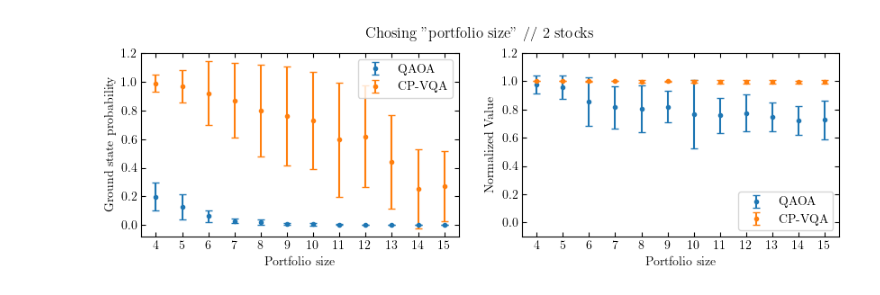
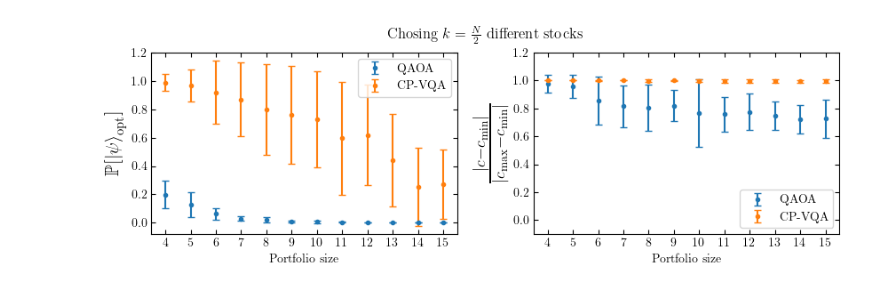
Before and after one commit to seba2390/Azurestuff, a Jupyter notebook: scripts/fig_8.ipynb, the cells around one changed output. Saved outputs shown, nothing was run; the diff lists cells and outputs as text; code cells hidden in the pictures.

```diff
--- a/scripts/fig_8.ipynb
+++ b/scripts/fig_8.ipynb
@@ -240,24 +240,23 @@ plt.rc("xtick", top=True, direction="in")
 plt.rc("ytick", right=True, direction="in")
 # %%
 fig, ax = plt.subplots(1,2,figsize=(10,3))
-fig.suptitle('Chosing "portfolio size" // 2 stocks')
-fig.subplots_adjust(bottom=0.2)
+fig.suptitle('Chosing '+r'$k=\frac{N}{2}$'+' different stocks')
+fig.subplots_adjust(bottom=0.2,wspace=0.25)
 ax[0].errorbar(N_values, [QAOA_probs[f'N={N}'][0] for N in N_values], yerr=[QAOA_probs[f'N={N}'][1] for N in N_values], fmt='.', capsize=3,label='QAOA', )
 ax[0].errorbar(N_values, [CP_VQA_probs[f'N={N}'][0] for N in N_values], yerr=[CP_VQA_probs[f'N={N}'][1] for N in N_values], fmt='.', capsize=3, label='CP-VQA')
 ax[0].legend(loc='upper right')
 ax[0].set_xticks(N_values)
 ax[0].set_xlabel('Portfolio size')
-ax[0].set_ylabel('Ground state probability')
+ax[0].set_ylabel(r'$\mathbb{P}[\ket{\psi}_{\text{opt}}]$',fontsize=15)
 
 ax[1].errorbar(N_values, [1-QAOA_costs[f'N={N}'][0] for N in N_values], yerr=[QAOA_costs[f'N={N}'][1] for N in N_values], fmt='.', capsize=3,label='QAOA', )
 ax[1].errorbar(N_values, [1-CP_VQA_costs[f'N={N}'][0] for N in N_values], yerr=[CP_VQA_costs[f'N={N}'][1] for N in N_values], fmt='.', capsize=3, label='CP-VQA')
 ax[1].legend(loc='lower right')
 ax[1].set_xticks(N_values)
 ax[1].set_ylim(-0.1,1.2)
 ax[1].set_xlabel('Portfolio size')
-ax[1].set_ylabel('Normalized Value')
-
+ax[1].set_ylabel(r'$\frac{|c-c_{\textrm{min}}|}{|c_{\textrm{max}}-c_{\textrm{min}}|}$', fontsize=19)
 plt.savefig('fig_8.png', dpi=300)
 plt.show()
 # %% [output]
-[figure, old version]
+[figure, new version]
```
Also changed, not shown: 3 other files.
